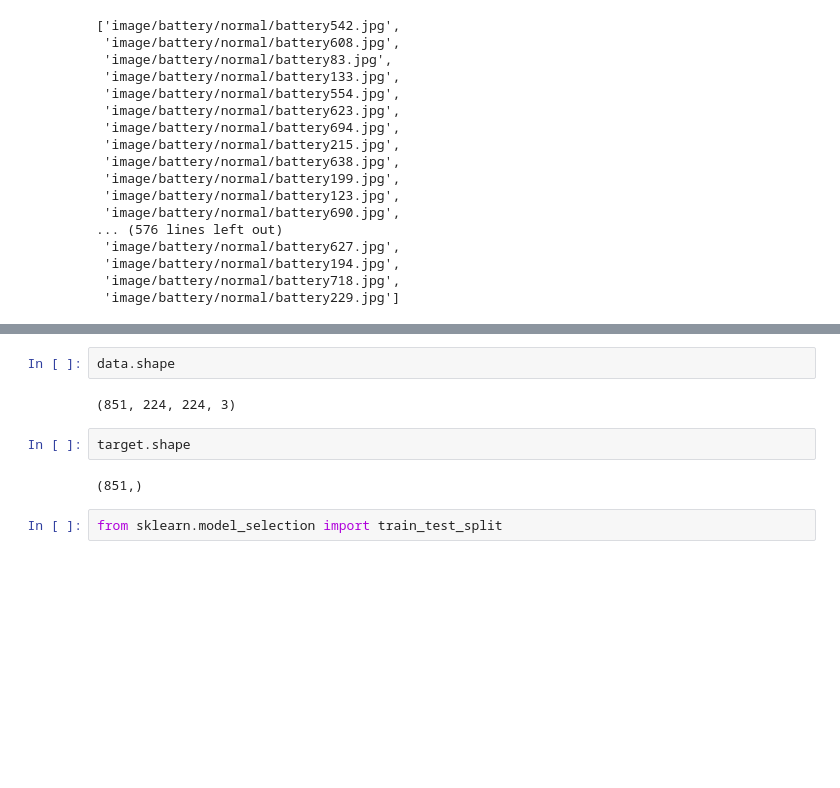
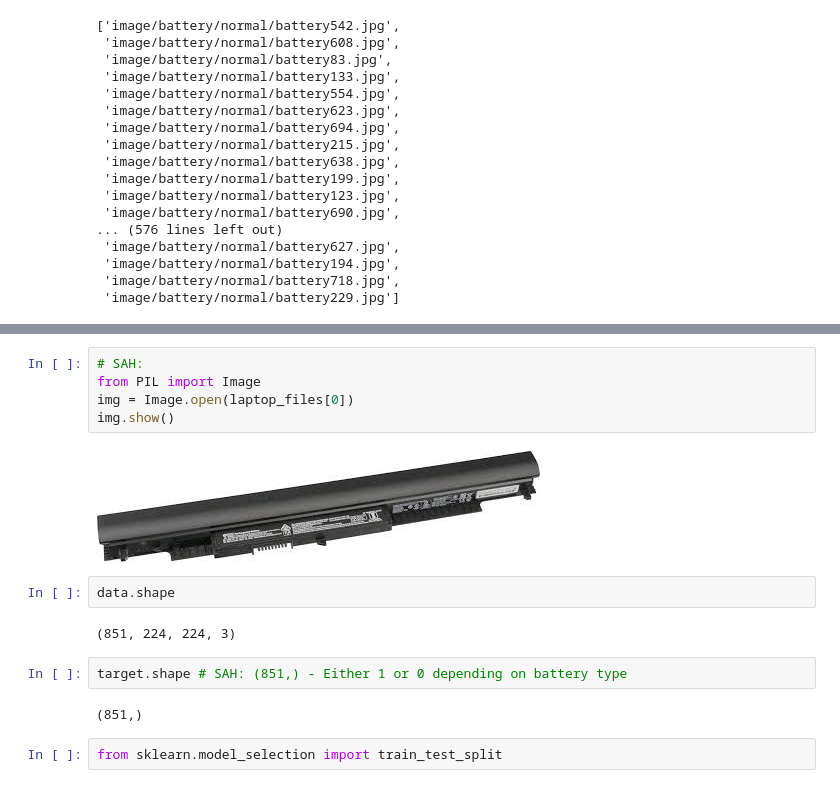
Before and after one commit to KomodorDev/STUDY.Capstone_GenerativeAI, a Jupyter notebook: 02/01_battery_Classifier_CNN.ipynb, the cells around one changed output, grey strips where cells are left out. Saved outputs shown, nothing was run; the diff lists cells and outputs as text; blank space fills up the shorter version.

```diff
--- a/02/01_battery_Classifier_CNN.ipynb
+++ b/02/01_battery_Classifier_CNN.ipynb
@@ -86,11 +116,18 @@ array([[[[255, 255, 255],
+# %%
+# SAH:
+from PIL import Image
+img = Image.open(laptop_files[0])
+img.show()
+# %% [output]
+[figure, added]
 # %%
 data.shape
 # %% [output]
 (851, 224, 224, 3)
-# %%
-target.shape
-# %% [output]
-(851,)
+# %%
+target.shape # SAH: (851,) - Either 1 or 0 depending on battery type
+# %% [output]
+(851,)
 # %%
 from sklearn.model_selection import train_test_split
 # %%
```
Also changed, not shown: parts of 31 cells of this notebook.
